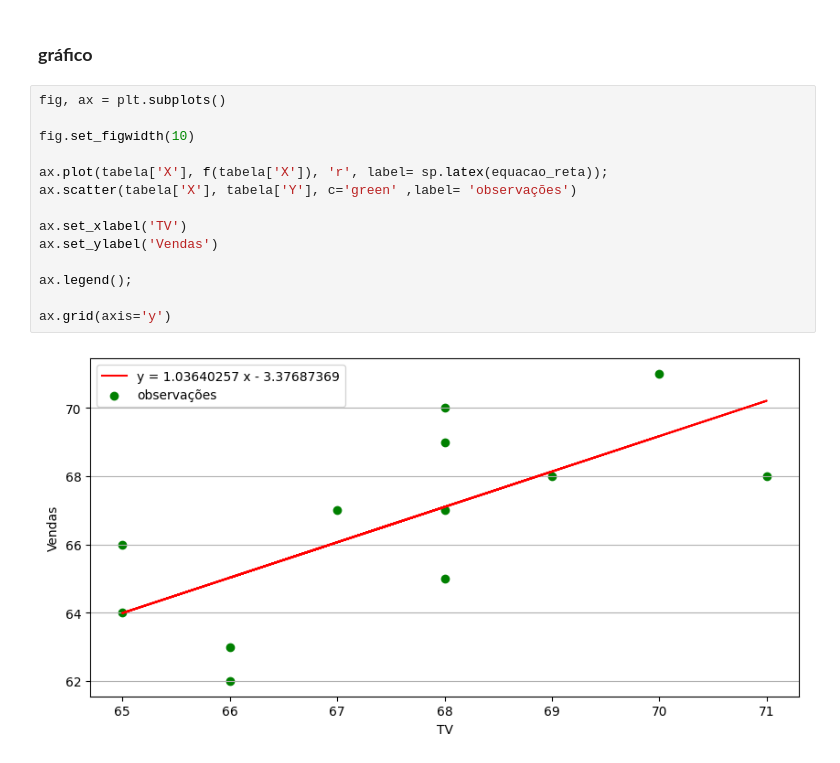
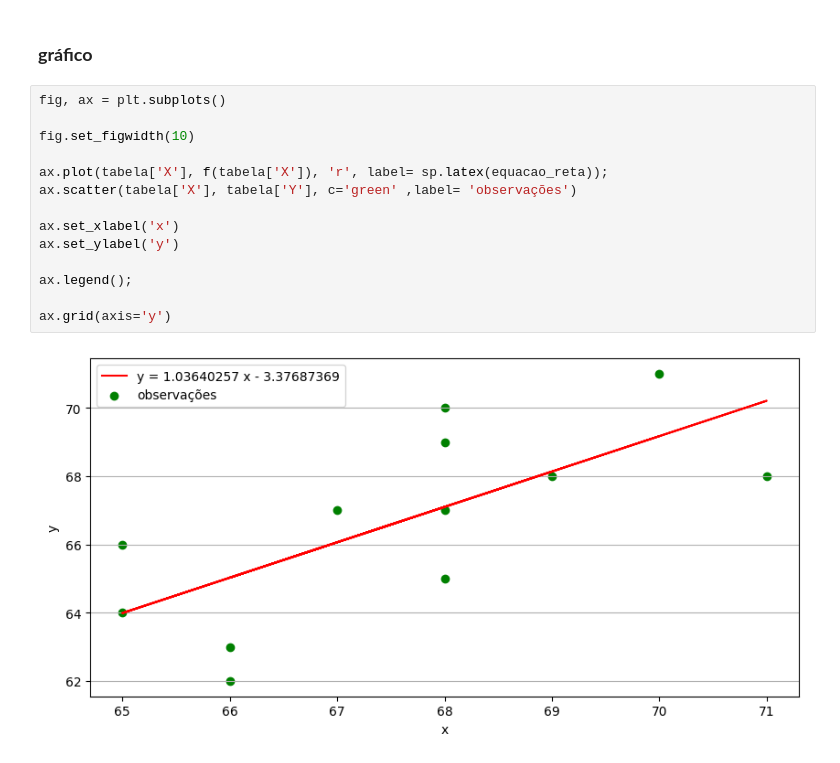
Before and after one commit to Saka30/numerical_methods, a Jupyter notebook: least_squares.ipynb, the cells around one changed output. Drawn from its saved outputs; the diff is of its cells as text.

```diff
--- a/least_squares.ipynb
+++ b/least_squares.ipynb
@@ -111,16 +111,16 @@ display(f(66.6))
 # %%
 fig, ax = plt.subplots()
 
 fig.set_figwidth(10)
 
 ax.plot(tabela['X'], f(tabela['X']), 'r', label= sp.latex(equacao_reta));
 ax.scatter(tabela['X'], tabela['Y'], c='green' ,label= 'observações')
 
-ax.set_xlabel('TV')
-ax.set_ylabel('Vendas')
+ax.set_xlabel('x')
+ax.set_ylabel('y')
 
 ax.legend();
 
 ax.grid(axis='y')
 # %% [output]
-[figure, old version]
+[figure, new version]
```
Also changed, not shown: parts of 1 cell of this notebook, 1 other file.
